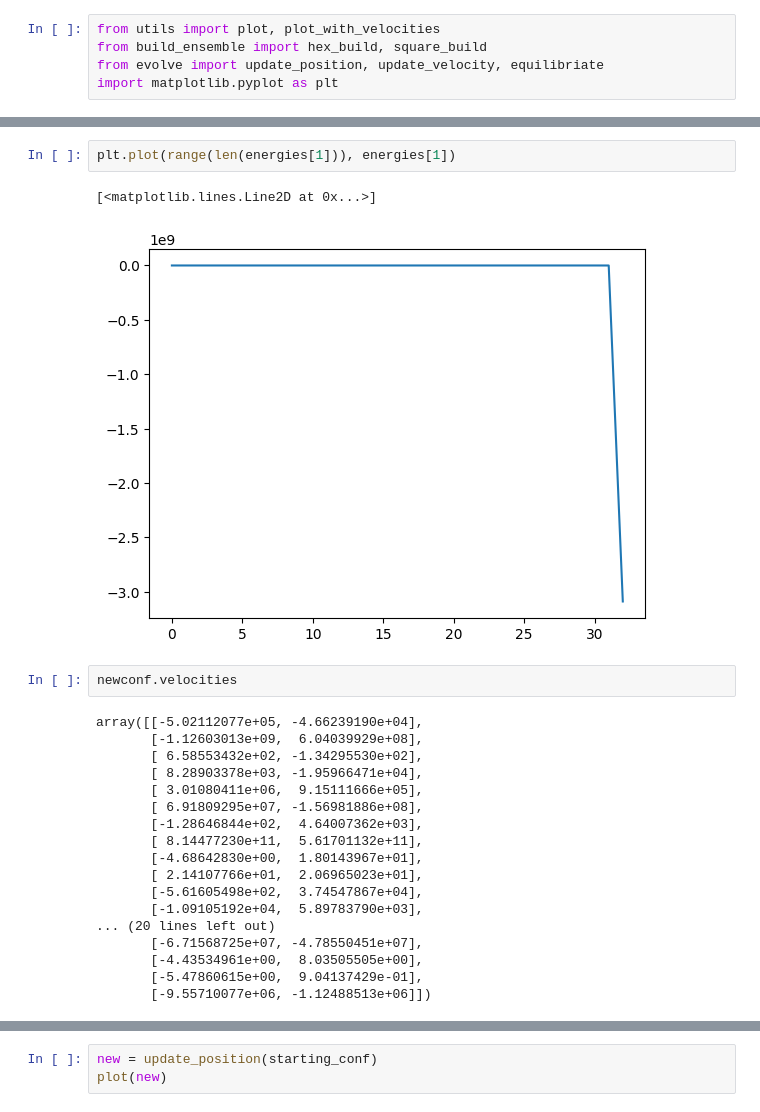
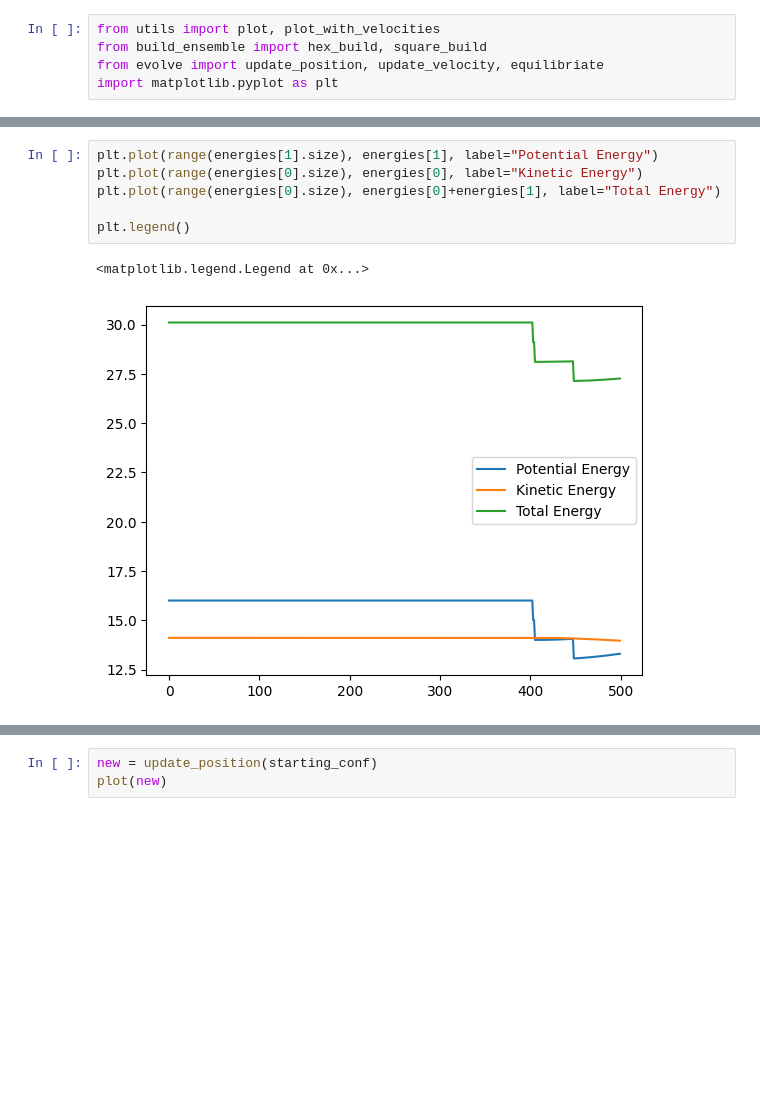
Before and after one commit to john-but-actually-jon/langevin, a Jupyter notebook: src/soft-disks/concept_test.ipynb, the cells around one changed output, grey strips where cells are left out. Drawn from its saved outputs; the diff is of its cells as text; blank space fills up the shorter version.

```diff
--- a/src/soft-disks/concept_test.ipynb
+++ b/src/soft-disks/concept_test.ipynb
@@ -24,25 +17,9 @@ plt.plot(range(len(energies[0])), energies[0])
-# %%
-plt.plot(range(len(energies[1])), energies[1])
-# %% [output]
-[<matplotlib.lines.Line2D at 0x...>]
-[figure, removed]
-# %%
-newconf.velocities
-# %% [output]
-array([[-5.02112077e+05, -4.66239190e+04],
-       [-1.12603013e+09,  6.04039929e+08],
-       [ 6.58553432e+02, -1.34295530e+02],
-       [ 8.28903378e+03, -1.95966471e+04],
-       [ 3.01080411e+06,  9.15111666e+05],
-       [ 6.91809295e+07, -1.56981886e+08],
-       [-1.28646844e+02,  4.64007362e+03],
-       [ 8.14477230e+11,  5.61701132e+11],
-       [-4.68642830e+00,  1.80143967e+01],
-       [ 2.14107766e+01,  2.06965023e+01],
-       [-5.61605498e+02,  3.74547867e+04],
-       [-1.09105192e+04,  5.89783790e+03],
-... (20 lines left out)
-       [-6.71568725e+07, -4.78550451e+07],
-       [-4.43534961e+00,  8.03505505e+00],
-       [-5.47860615e+00,  9.04137429e-01],
-       [-9.55710077e+06, -1.12488513e+06]])
+# %%
+plt.plot(range(energies[1].size), energies[1], label="Potential Energy")
+plt.plot(range(energies[0].size), energies[0], label="Kinetic Energy")
+plt.plot(range(energies[0].size), energies[0]+energies[1], label="Total Energy")
+
+plt.legend()
+# %% [output]
+<matplotlib.legend.Legend at 0x...>
+[figure, added]
```
Also changed, not shown: parts of 4 cells of this notebook, 3 other files.
